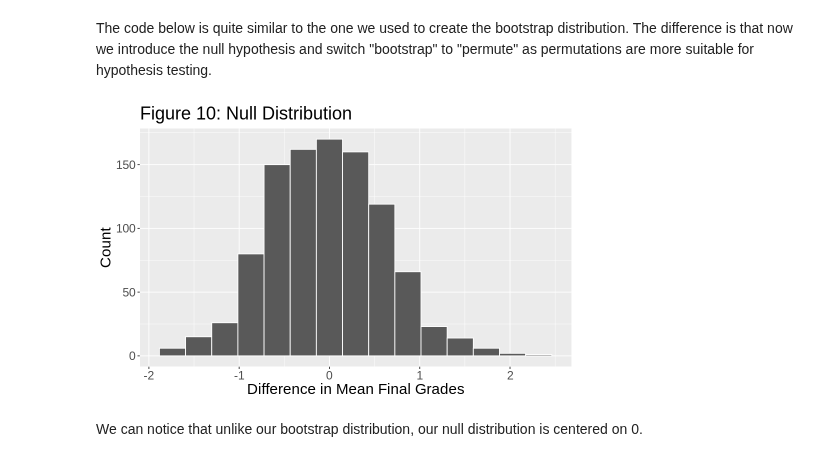
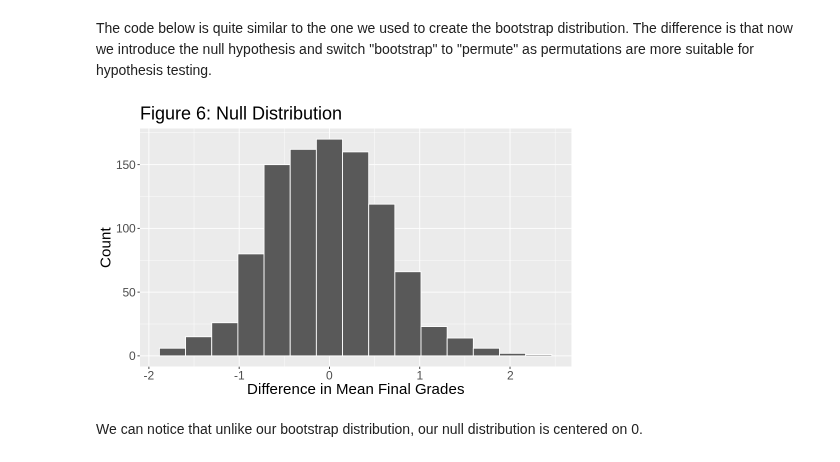
Before and after one commit to jjadeb/stat-201-project, a Jupyter notebook: src/final_report.ipynb, the cells around one changed output. Saved outputs shown, nothing was run; the diff lists cells and outputs as text; code cells hidden in the pictures.

```diff
--- a/src/final_report.ipynb
+++ b/src/final_report.ipynb
@@ -357,24 +358,24 @@ The code below is quite similar to the one we used to create the bootstrap distr
 # %%
 #Setting the seed to ensure reproducibility
 set.seed(1)
 
 # Creating the null distribution with 1000 replications
 null_distribution <- data %>%
   specify(formula = final_grade ~ internet) %>%
   hypothesize(null = "independence") %>%
   generate(reps = 1000, type = "permute") %>%
   calculate(stat = "diff in means", order = c("yes", "no"))
 
 # Visualizing the null distribution
 null_plot <- visualize(null_distribution)  +
 theme(text = element_text(size = 18)) +
-ggtitle("Figure 10: Null Distribution") +
+ggtitle("Figure 6: Null Distribution") +
 xlab("Difference in Mean Final Grades") +
 ylab("Count")
 
 null_plot
 # %% [output]
-[figure, old version]
+[figure, new version]
 # %% [markdown]
 We can notice that unlike our bootstrap distribution, our null distribution is centered on 0.
 # %% [markdown]
```
Also changed, not shown: parts of 14 cells of this notebook.
